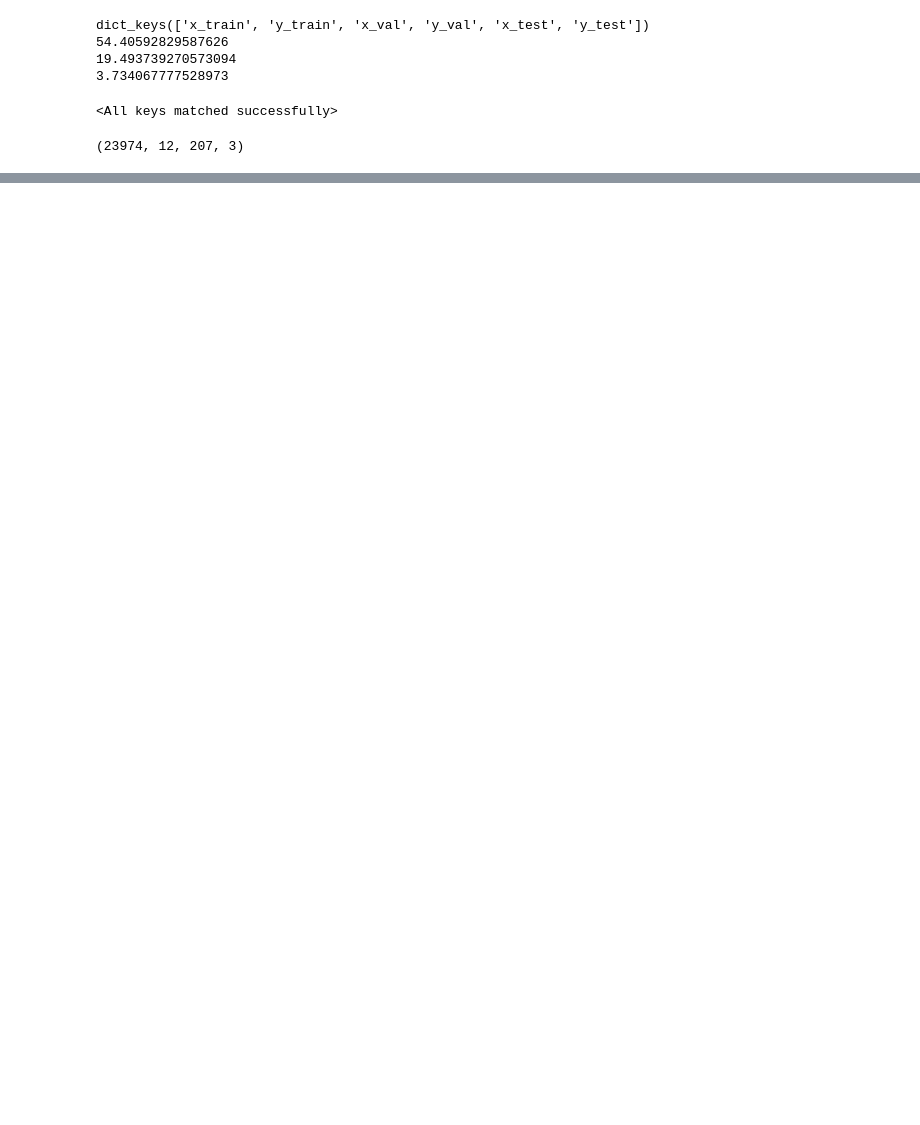
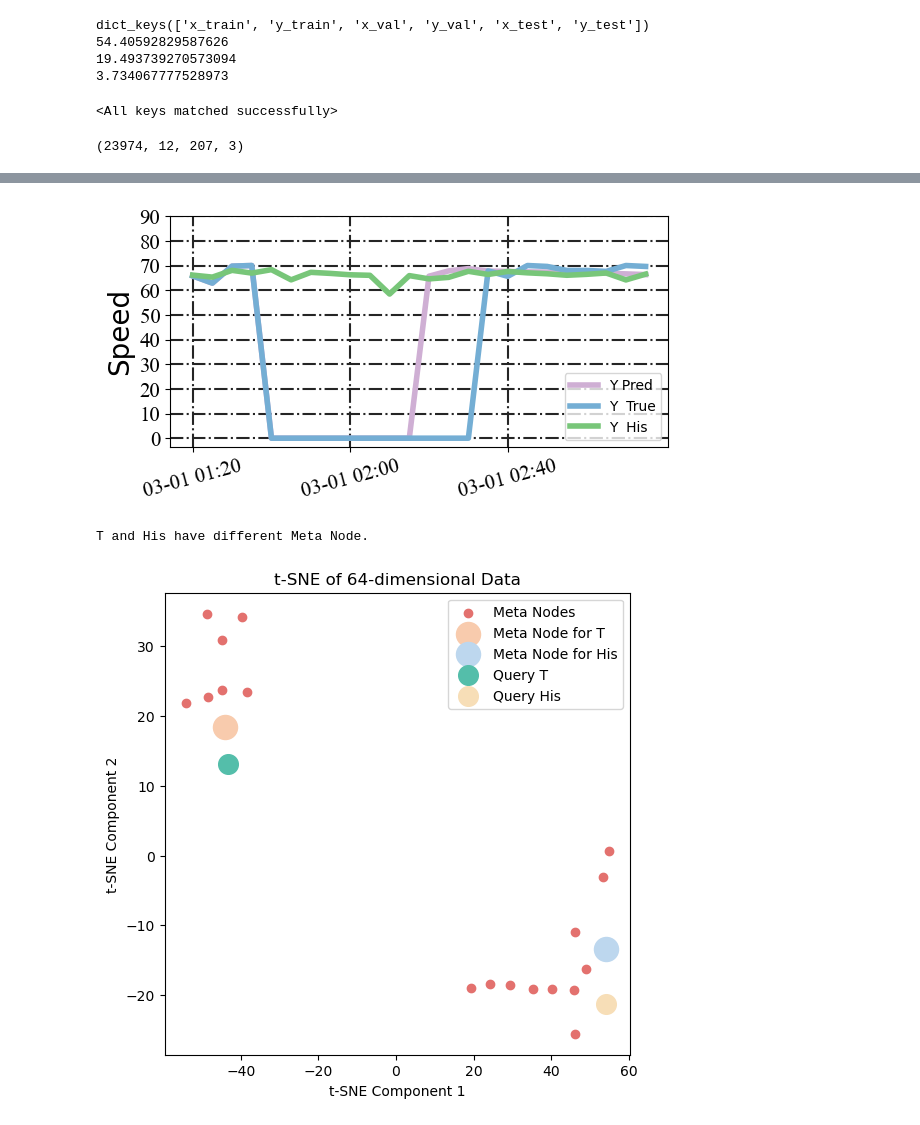
Before and after one commit to deepkashiwa20/CL-Traff, a Jupyter notebook: draw_case_LA.ipynb, the cells around one changed output, grey strips where cells are left out. Saved outputs shown, nothing was run; the diff lists cells and outputs as text; code cells hidden in the pictures; blank space fills up the shorter version.

```diff
--- a/draw_case_LA.ipynb
+++ b/draw_case_LA.ipynb
@@ -310,0 +313,8 @@ T and His share the same Meta Node.
+# %%
+node_index=11
+time_index=28
+draw_all(time_index,node_index,data,model,scaler)
+# %% [output]
+[figure, added]
+T and His have different Meta Node.
+[figure, added]
```
Also changed, not shown: parts of 8 cells of this notebook, 4 other files.
